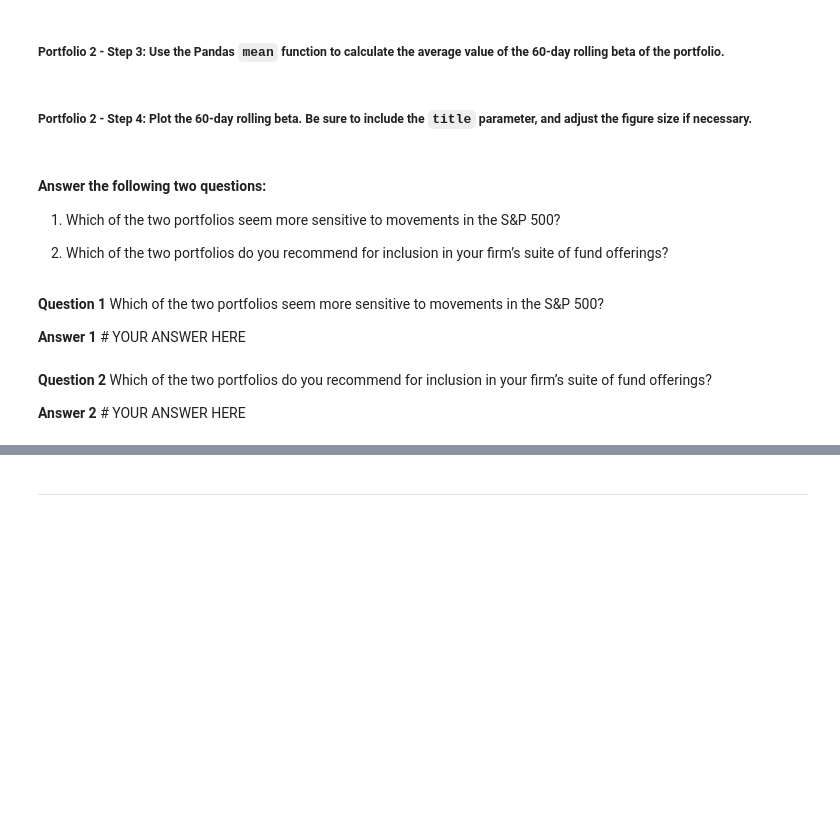
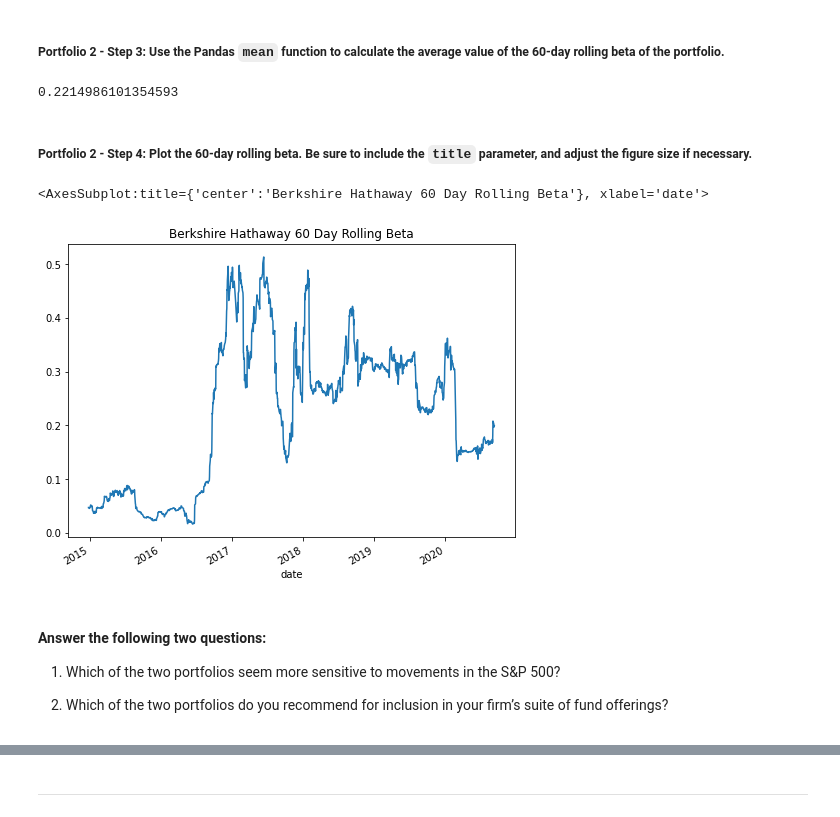
Before and after one commit to Sam-Weiner/Fintech-Challenge-4, a Jupyter notebook: risk_return_analysis.ipynb, the cells around one changed output, grey strips where cells are left out. Drawn from its saved outputs; the diff is of its cells as text; code cells hidden in the pictures; blank space fills up the shorter version.

```diff
--- a/risk_return_analysis.ipynb
+++ b/risk_return_analysis.ipynb
@@ -394,4 +434,6 @@ Your analysis is nearing completion. Now, you need to evaluate how the portfolio
 # %%
 # Calculate the covariance using a 60-day rolling window
 # Review the last five rows of the covariance data
-# YOUR CODE HERE
+berkshire_cov = whale_returns["BERKSHIRE HATHAWAY INC"].rolling(window=60).cov(
+    whale_returns["S&P 500"].rolling(window=60))
+berkshire_cov.dropna().head()
@@ -400,4 +450,5 @@ Your analysis is nearing completion. Now, you need to evaluate how the portfolio
 # %%
 # Calculate the beta based on the 60-day rolling covariance compared to the market (S&P 500)
 # Review the last five rows of the beta information
-# YOUR CODE HERE
+berkshire_beta = berkshire_cov / rolling_SP_var
+berkshire_beta.dropna()
@@ -405,24 +470,21 @@ Your analysis is nearing completion. Now, you need to evaluate how the portfolio
 ##### Portfolio 2 - Step 3: Use the Pandas `mean` function to calculate the average value of the 60-day rolling beta of the portfolio.
 # %%
 # Calculate the average of the 60-day rolling beta
-# YOUR CODE HERE
+berkshire_beta.mean()
+# %% [output]
+0.2214986101354593
 # %% [markdown]
 ##### Portfolio 2 - Step 4: Plot the 60-day rolling beta. Be sure to include the `title` parameter, and adjust the figure size if necessary.
 # %%
 # Plot the rolling beta
 # Include a title parameter and adjust the figure size
-# YOUR CODE HERE
+berkshire_beta.plot(title="Berkshire Hathaway 60 Day Rolling Beta", figsize=(8,6))
+# %% [output]
+<AxesSubplot:title={'center':'Berkshire Hathaway 60 Day Rolling Beta'}, xlabel='date'>
+[figure, added]
 # %% [markdown]
 #### Answer the following two questions:
 
 1. Which of the two portfolios seem more sensitive to movements in the S&P 500?
 
 2. Which of the two portfolios do you recommend for inclusion in your firm’s suite of fund offerings?
-# %% [markdown]
-**Question 1** Which of the two portfolios seem more sensitive to movements in the S&P 500?
-
-**Answer 1** # YOUR ANSWER HERE
-# %% [markdown]
-**Question 2** Which of the two portfolios do you recommend for inclusion in your firm’s suite of fund offerings?
-
-**Answer 2** # YOUR ANSWER HERE
```
Also changed, not shown: parts of 9 cells of this notebook.
